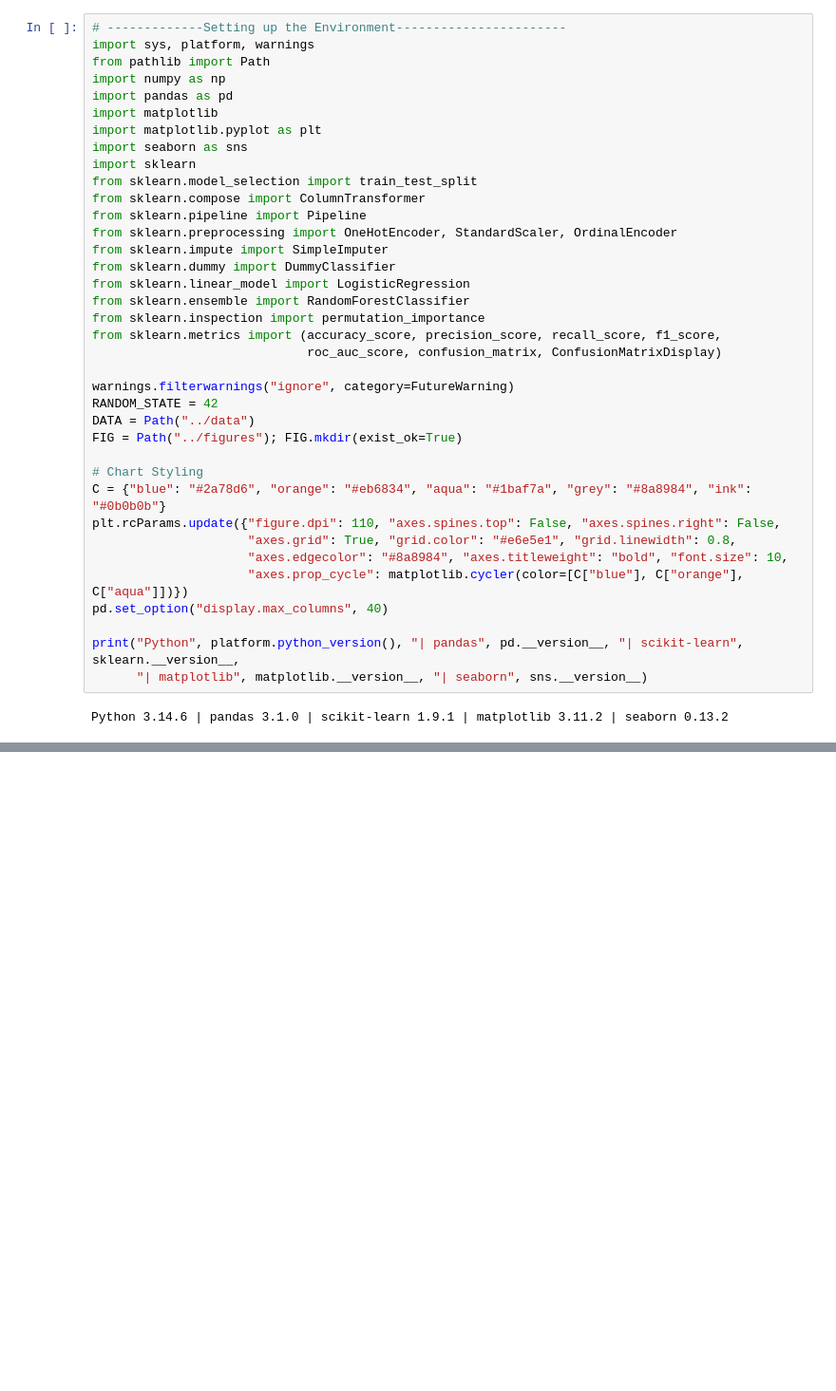
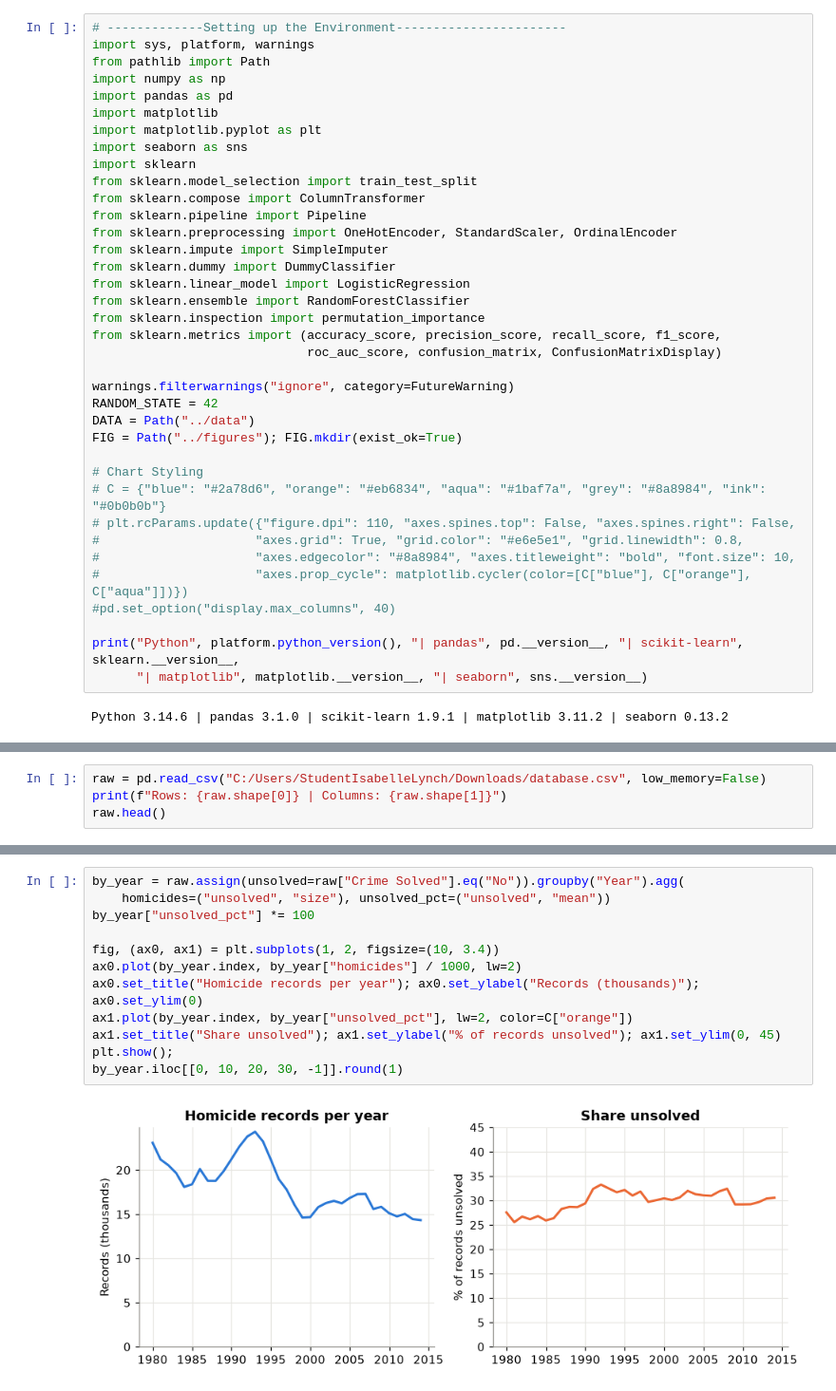
Before and after one commit to isabellelynch/WhoGetsJustice-DataAnalytics-2026, a Jupyter notebook: notebook/who-gets-justice.ipynb, the cells around one changed output, grey strips where cells are left out. Shown at 95% size. Cells and saved outputs as stored; diff of their text form; blank space fills up the shorter version.

```diff
--- a/notebook/who-gets-justice.ipynb
+++ b/notebook/who-gets-justice.ipynb
@@ -37,12 +37,12 @@ DATA = Path("../data")
 FIG = Path("../figures"); FIG.mkdir(exist_ok=True)
 
 # Chart Styling
-C = {"blue": "#2a78d6", "orange": "#eb6834", "aqua": "#1baf7a", "grey": "#8a8984", "ink": "#0b0b0b"}
-plt.rcParams.update({"figure.dpi": 110, "axes.spines.top": False, "axes.spines.right": False,
-                     "axes.grid": True, "grid.color": "#e6e5e1", "grid.linewidth": 0.8,
-                     "axes.edgecolor": "#8a8984", "axes.titleweight": "bold", "font.size": 10,
-                     "axes.prop_cycle": matplotlib.cycler(color=[C["blue"], C["orange"], C["aqua"]])})
-pd.set_option("display.max_columns", 40)
+# C = {"blue": "#2a78d6", "orange": "#eb6834", "aqua": "#1baf7a", "grey": "#8a8984", "ink": "#0b0b0b"}
+# plt.rcParams.update({"figure.dpi": 110, "axes.spines.top": False, "axes.spines.right": False,
+#                     "axes.grid": True, "grid.color": "#e6e5e1", "grid.linewidth": 0.8,
+#                     "axes.edgecolor": "#8a8984", "axes.titleweight": "bold", "font.size": 10,
+#                     "axes.prop_cycle": matplotlib.cycler(color=[C["blue"], C["orange"], C["aqua"]])})
+#pd.set_option("display.max_columns", 40)
 
 print("Python", platform.python_version(), "| pandas", pd.__version__, "| scikit-learn", sklearn.__version__,
       "| matplotlib", matplotlib.__version__, "| seaborn", sns.__version__)
@@ -93,0 +109,4 @@ The problem is not to "predict whether a case will be solved" as an operational
+# %%
+raw = pd.read_csv("C:/Users/StudentIsabelleLynch/Downloads/database.csv", low_memory=False)
+print(f"Rows: {raw.shape[0]} | Columns: {raw.shape[1]}")
+raw.head()
@@ -93,0 +243,14 @@ The problem is not to "predict whether a case will be solved" as an operational
+# %%
+by_year = raw.assign(unsolved=raw["Crime Solved"].eq("No")).groupby("Year").agg(
+    homicides=("unsolved", "size"), unsolved_pct=("unsolved", "mean"))
+by_year["unsolved_pct"] *= 100
+
+fig, (ax0, ax1) = plt.subplots(1, 2, figsize=(10, 3.4))
+ax0.plot(by_year.index, by_year["homicides"] / 1000, lw=2)
+ax0.set_title("Homicide records per year"); ax0.set_ylabel("Records (thousands)"); ax0.set_ylim(0)
+ax1.plot(by_year.index, by_year["unsolved_pct"], lw=2, color=C["orange"])
+ax1.set_title("Share unsolved"); ax1.set_ylabel("% of records unsolved"); ax1.set_ylim(0, 45)
+plt.show();
+by_year.iloc[[0, 10, 20, 30, -1]].round(1)
+# %% [output]
+[figure, added]
```
Also changed, not shown: parts of 20 cells of this notebook.
